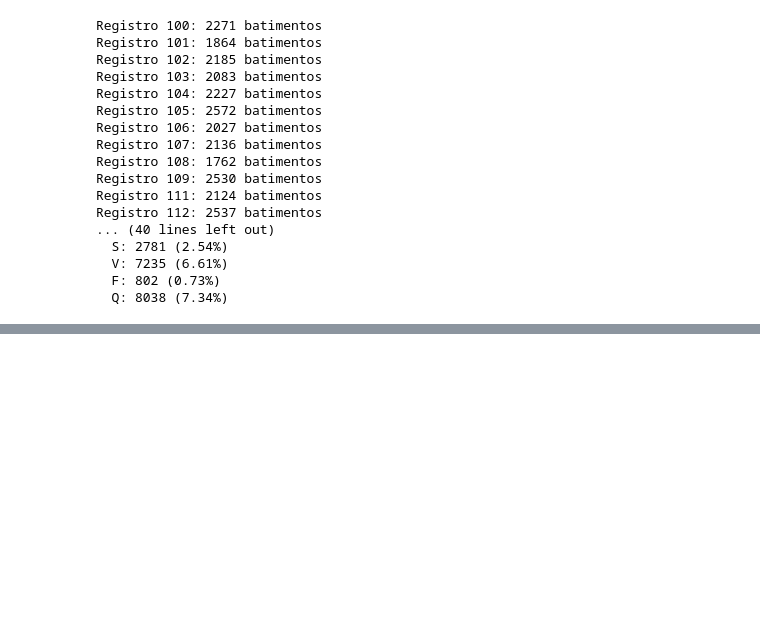
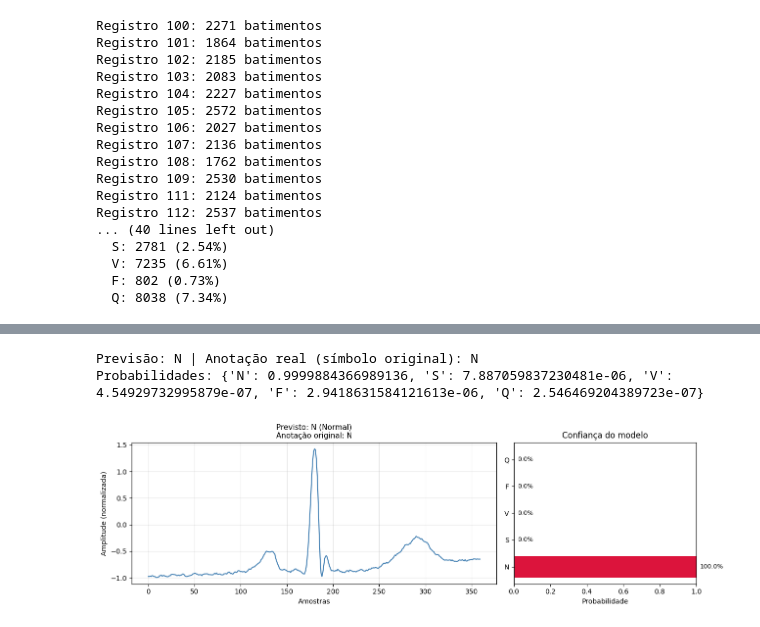
Before and after one commit to RafaelWhoa/project-cardia, a Jupyter notebook: project_cardia.ipynb, the cells around one changed output, grey strips where cells are left out. Saved outputs shown, nothing was run; the diff lists cells and outputs as text; code cells hidden in the pictures; blank space fills up the shorter version.

```diff
--- a/project_cardia.ipynb
+++ b/project_cardia.ipynb
@@ -100,0 +165,15 @@ Usando device: cpu
+# %%
+model, device = load_model('/content/drive/MyDrive/project-cardia/models/best_model.pt')
+
+window, pred_class, probs, true_symbol = predict_from_record(
+    model, device, f'{data_folder}/119', beat_index=30
+)
+
+print(f'Previsão: {pred_class} | Anotação real (símbolo original): {true_symbol}')
+print(f'Probabilidades: {probs}')
+
+plot_prediction(window, pred_class, probs, true_symbol)
+# %% [output]
+Previsão: N | Anotação real (símbolo original): N
+Probabilidades: {'N': 0.9999884366989136, 'S': 7.887059837230481e-06, 'V': 4.54929732995879e-07, 'F': 2.9418631584121613e-06, 'Q': 2.546469204389723e-07}
+[figure, added]
```
Also changed, not shown: parts of 7 cells of this notebook, 4 other files.
